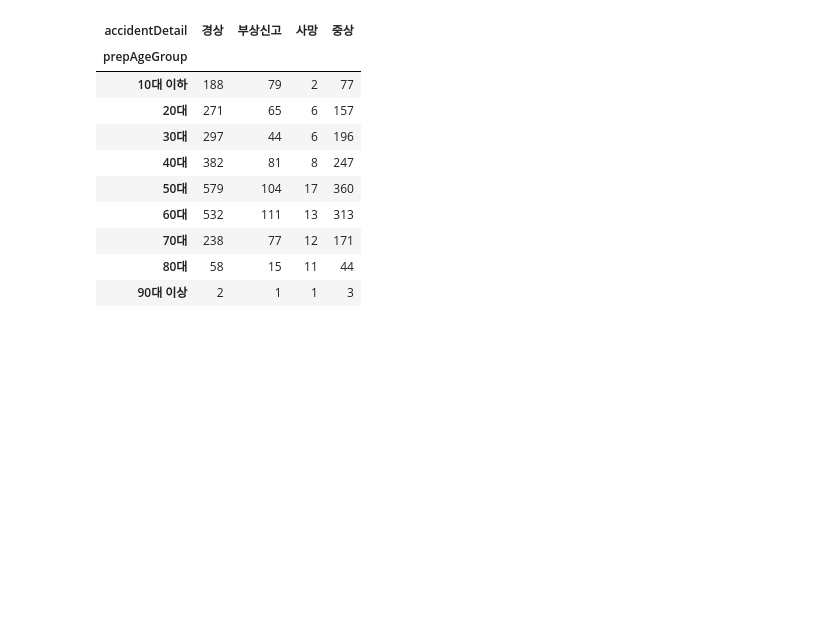
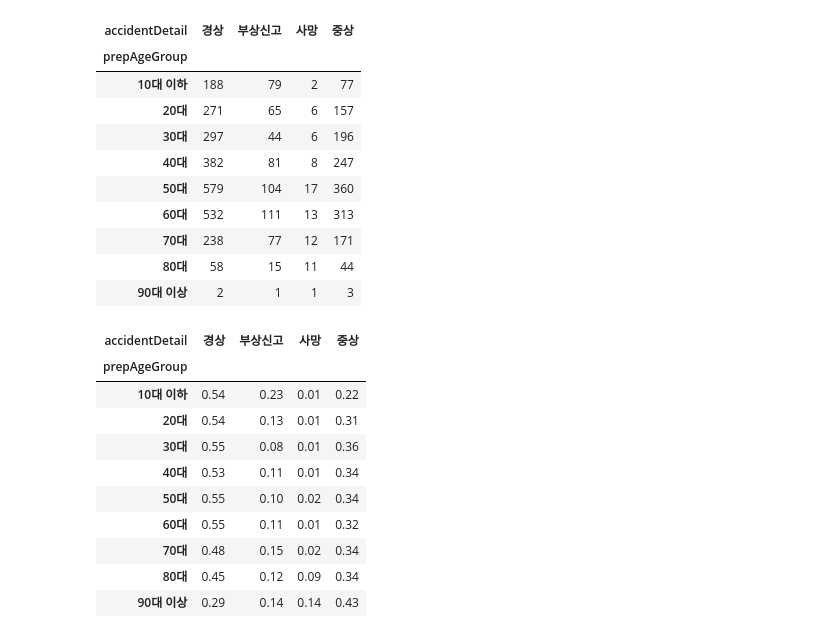
Before and after one commit to yeojeong735/25-BDA-TeamDP, a Jupyter notebook: 25_BDA_BikeCrash_TeamDP.ipynb, the cells around one changed output. Drawn from its saved outputs; the diff is of its cells as text; code cells hidden in the pictures; blank space fills up the shorter version.

```diff
--- a/25_BDA_BikeCrash_TeamDP.ipynb
+++ b/25_BDA_BikeCrash_TeamDP.ipynb
@@ -380,7 +378,21 @@ result
 | 80대 | 58 | 15 | 11 | 44 |
 | 90대 이상 | 2 | 1 | 1 | 3 |
 # %%
+pd.options.display.float_format = '{: .2f}'.format
+
 result = df.groupby('prepAgeGroup', observed=False, as_index=False)['accidentDetail'].value_counts(normalize=True).pivot(index = 'prepAgeGroup',
                                                                                                            columns = 'accidentDetail',
-                                                                                                           values = 'count') #observed False 명시적 표현은 FutureWarning 제거 위함
+                                                                                                           values = 'proportion') #observed False 명시적 표현은 FutureWarning 제거 위함
 result
+# %% [output]
+| accidentDetail | 경상 | 부상신고 | 사망 | 중상 |
+| prepAgeGroup |  |  |  |  |
+| 10대 이하 | 0.54 | 0.23 | 0.01 | 0.22 |
+| 20대 | 0.54 | 0.13 | 0.01 | 0.31 |
+| 30대 | 0.55 | 0.08 | 0.01 | 0.36 |
+| 40대 | 0.53 | 0.11 | 0.01 | 0.34 |
+| 50대 | 0.55 | 0.10 | 0.02 | 0.34 |
+| 60대 | 0.55 | 0.11 | 0.01 | 0.32 |
+| 70대 | 0.48 | 0.15 | 0.02 | 0.34 |
+| 80대 | 0.45 | 0.12 | 0.09 | 0.34 |
+| 90대 이상 | 0.29 | 0.14 | 0.14 | 0.43 |
```
Also changed, not shown: parts of 1 cell of this notebook.
